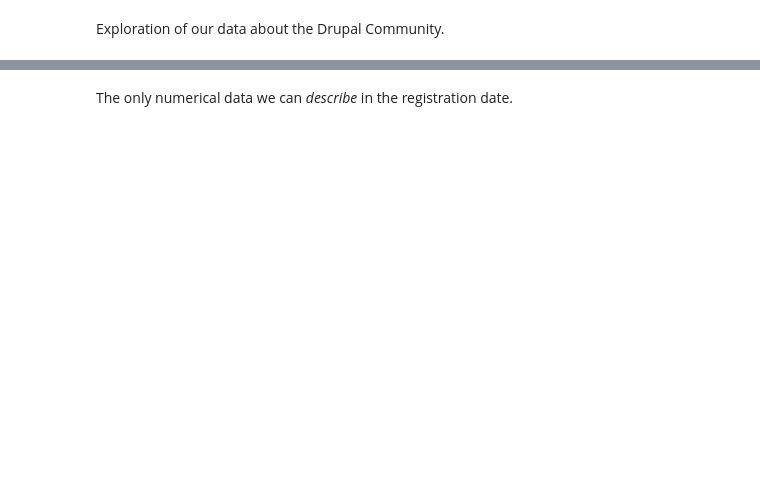
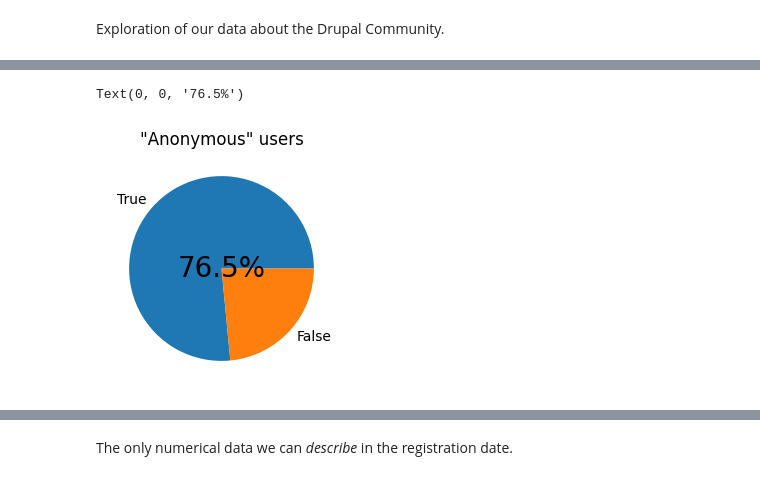
Before and after one commit to MatthieuScarset/drucom, a Jupyter notebook: notebook/exploration.ipynb, the cells around one changed output, grey strips where cells are left out. Drawn from its saved outputs; the diff is of its cells as text; code cells hidden in the pictures; blank space fills up the shorter version.

```diff
--- a/notebook/exploration.ipynb
+++ b/notebook/exploration.ipynb
@@ -124,9 +9,0 @@ We convert timestamp to proper datetimes.
-# %%
-# Fill missing values with a default value
-df = df.fillna('None')
-
-# Replace empty arrays with None.
-for col in df.columns:
-    if df[col].dtype == 'O':
-        df[col] = df[col].apply(lambda x: None if (
-            x is None or len(x) == 0) else x)
@@ -137,0 +190,4 @@ KeyError: 'registered_on'
+# %%
+for col in ['timezone', 'industries']:
+    if col in users.columns:
+        users.drop(columns=[col], inplace=True)
@@ -137,0 +202,15 @@ KeyError: 'registered_on'
+# %%
+users['anonymous'] = users['fname'].isnull() & users['lname'].isnull()
+
+# Show the percentage of "Anonymous" users.
+plt.figure(figsize=(8, 3))
+users.anonymous.value_counts().plot(
+    kind='pie', legend=False, title='Anonymous users')
+plt.xlabel('')
+plt.ylabel('')
+plt.title('"Anonymous" users')
+plt.text(
+    0, 0, f'{users.anonymous.value_counts()[True] / len(users) * 100:.1f}%', ha='center', va='center', fontsize=20)
+# %% [output]
+Text(0, 0, '76.5%')
+[figure, added]
```
Also changed, not shown: parts of 45 cells of this notebook, 2 other files.
